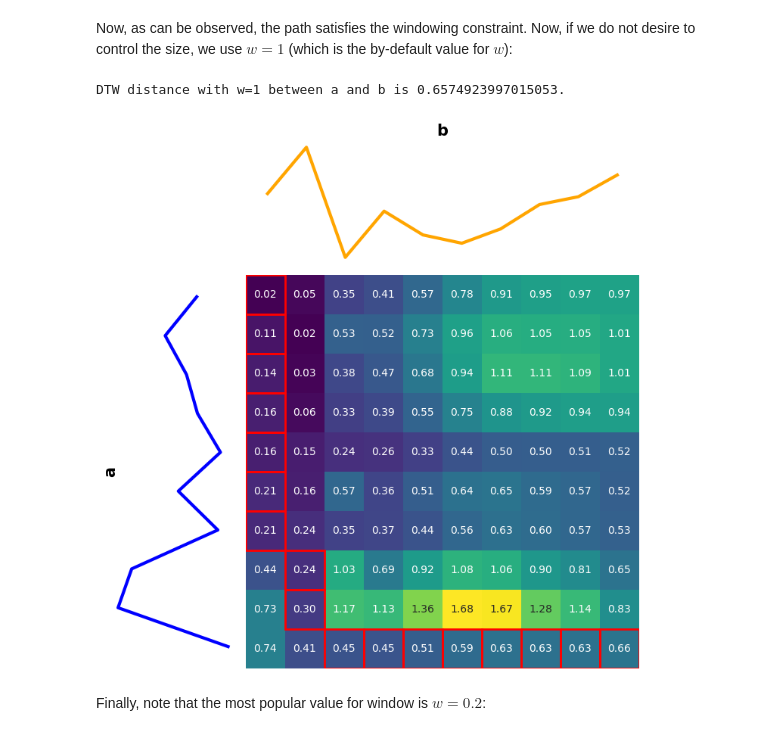
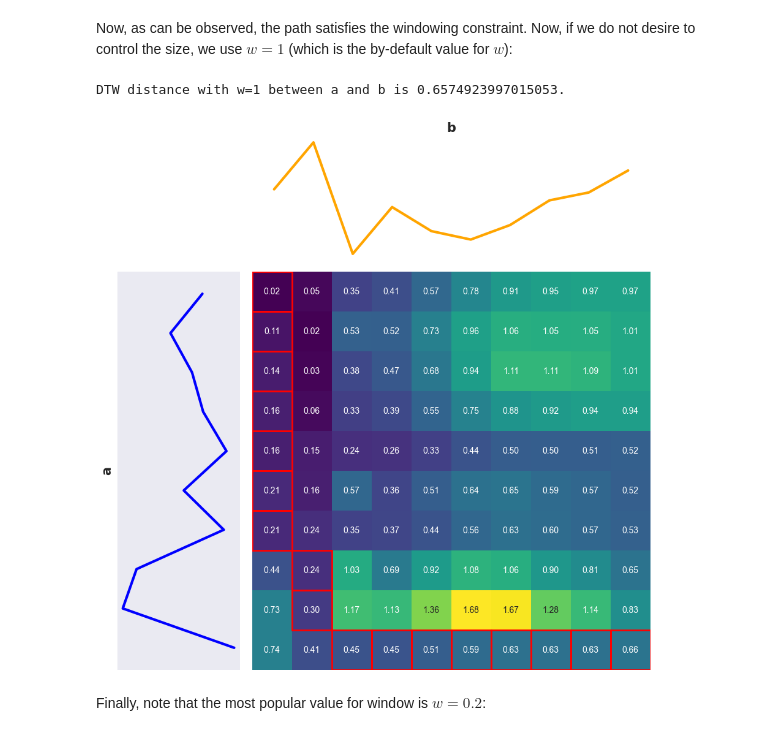
Before and after one commit to aeon-tutorials/KDD-2024, a Jupyter notebook: Notebooks/part2_distance_based.ipynb, the cells around one changed output. Saved outputs shown, nothing was run; the diff lists cells and outputs as text; code cells hidden in the pictures.

```diff
--- a/Notebooks/part2_distance_based.ipynb
+++ b/Notebooks/part2_distance_based.ipynb
@@ -315,17 +301,17 @@ desire to control the size, we use $w=1$ (which is the by-default value for $w$)
 # %%
 w = 1
 path, dtw_dist = dtw_alignment_path(a, b, window=w)
 print(f"DTW distance with {w=} between a and b is {dtw_dist}.")
 
 # Compute the DTW cost matrix between a and b
 cost_matrix = dtw_cost_matrix(a, b, window=w)
 
 # Draw the heatmap
-ax = draw_distances_heatmap(cost_matrix, a, b, path)
+ax = plot_pairwise_distance_matrix(cost_matrix, a, b, path)
 plt.show()
 # %% [output]
 DTW distance with w=1 between a and b is 0.6574923997015053.
-[figure, old version]
+[figure, new version]
 # %% [markdown]
 Finally, note that the most popular value for window is $w=0.2$:
 # %%
```
Also changed, not shown: parts of 49 cells of this notebook, 21 other files.
